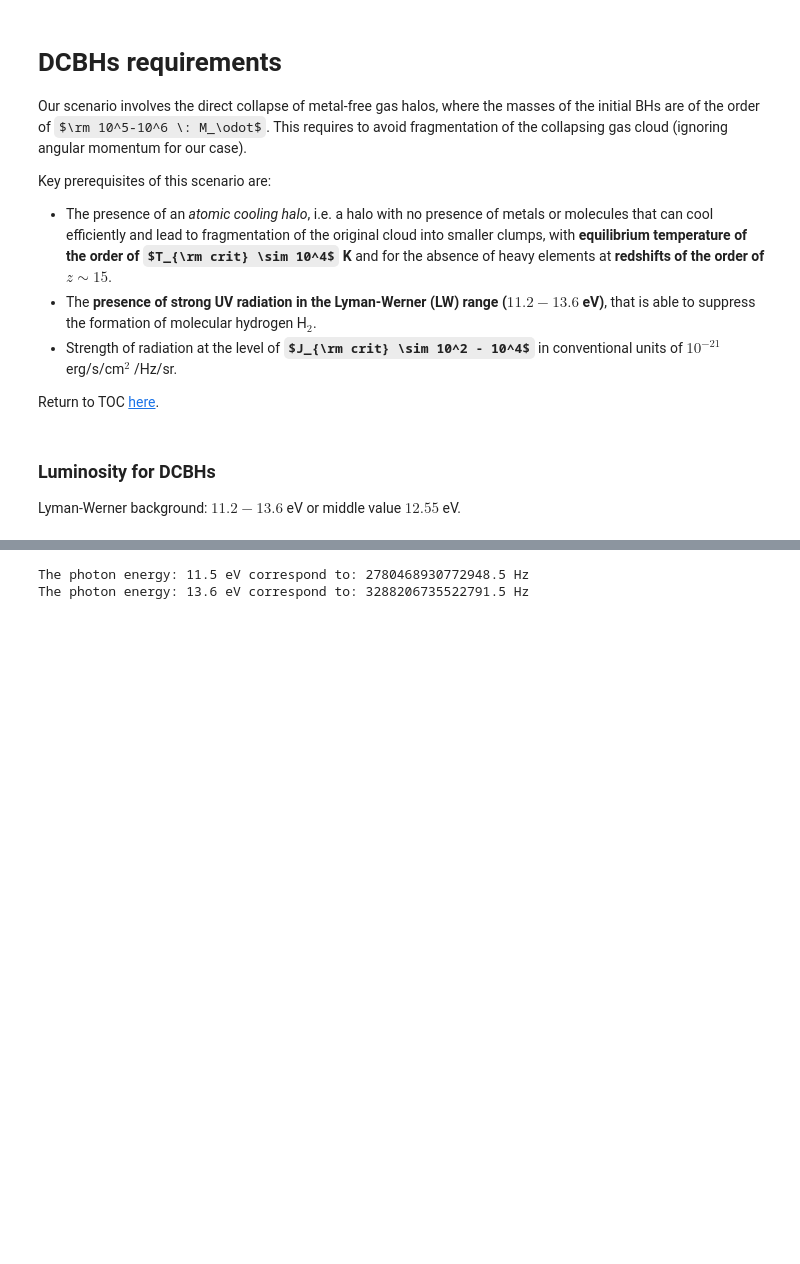
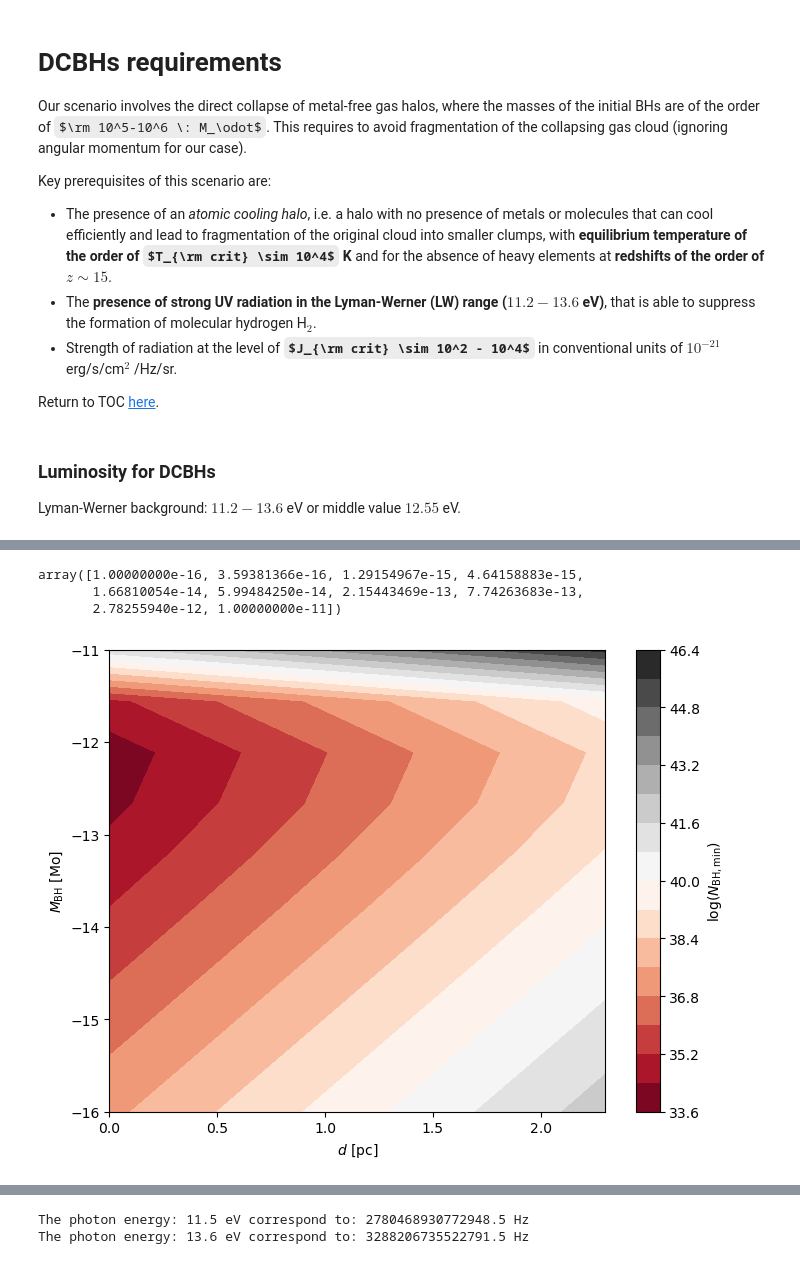
Before and after one commit to MariosNT/DCBHs_HR_PBHs, a Jupyter notebook: BlackHoleSpectrum.ipynb, the cells around one changed output, grey strips where cells are left out. Saved outputs shown, nothing was run; the diff lists cells and outputs as text; code cells hidden in the pictures; some formulas as TeX source; blank space fills up the shorter version.

```diff
--- a/BlackHoleSpectrum.ipynb
+++ b/BlackHoleSpectrum.ipynb
@@ -1093,0 +1223,33 @@ Lyman-Werner background: $11.2-13.6$ eV or middle value $12.55$ eV.
+# %%
+distance_range = np.linspace(1, 200, 50)  # in parsec
+masses_range = np.logspace(-16, -11, 10)  # in Mo
+# %%
+masses_range
+# %% [output]
+array([1.00000000e-16, 3.59381366e-16, 1.29154967e-15, 4.64158883e-15,
+       1.66810054e-14, 5.99484250e-14, 2.15443469e-13, 7.74263683e-13,
+       2.78255940e-12, 1.00000000e-11])
+# %%
+Dgrid_, Mgrid_ = np.meshgrid(distance_range, masses_range)
+# %%
+J_LH_single = np.zeros_like(Dgrid_)
+
+for idx_D, Dist in enumerate(distance_range):
+    for idx_M, Mass in enumerate(masses_range):
+        J_LH_single[idx_M, idx_D] = J_LW_BH(Dist, 12.55, Mass)
+# %%
+N_BH_min = 1e3/J_LH_single
+# %%
+fig= plt.figure(figsize=(8,6))
+ax = fig.add_subplot(111)
+
+cs = ax.contourf(np.log10(Dgrid_), np.log10(Mgrid_), np.log10(N_BH_min), 15, cmap='RdGy')
+cbar = fig.colorbar(cs)
+cbar.ax.set_ylabel(r'$\log(N_{\rm BH, min})$')
+
+ax.set_xlabel(r"$d$ [pc]")
+ax.set_ylabel(r"$M_{\rm BH}$ [Mo]")
+
+plt.show()
+# %% [output]
+[figure, added]
```
Also changed, not shown: parts of 33 cells of this notebook, 2 other files.
